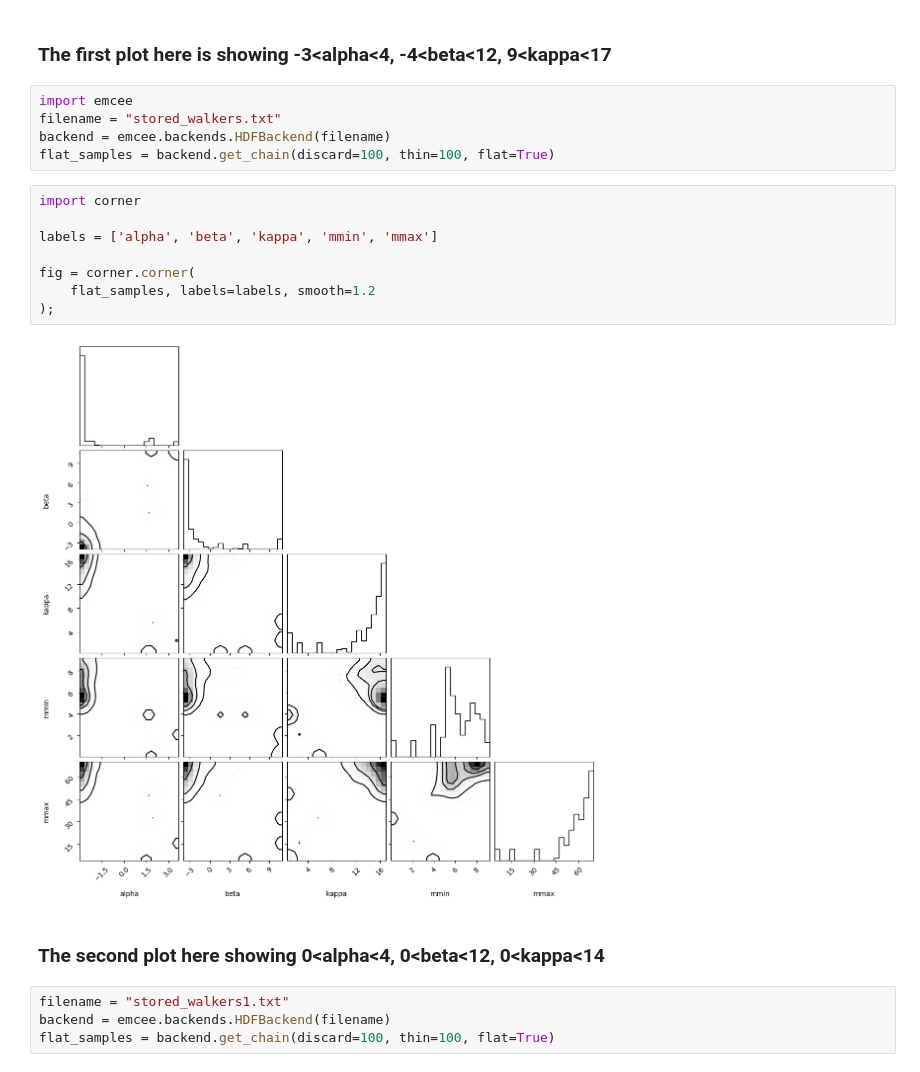
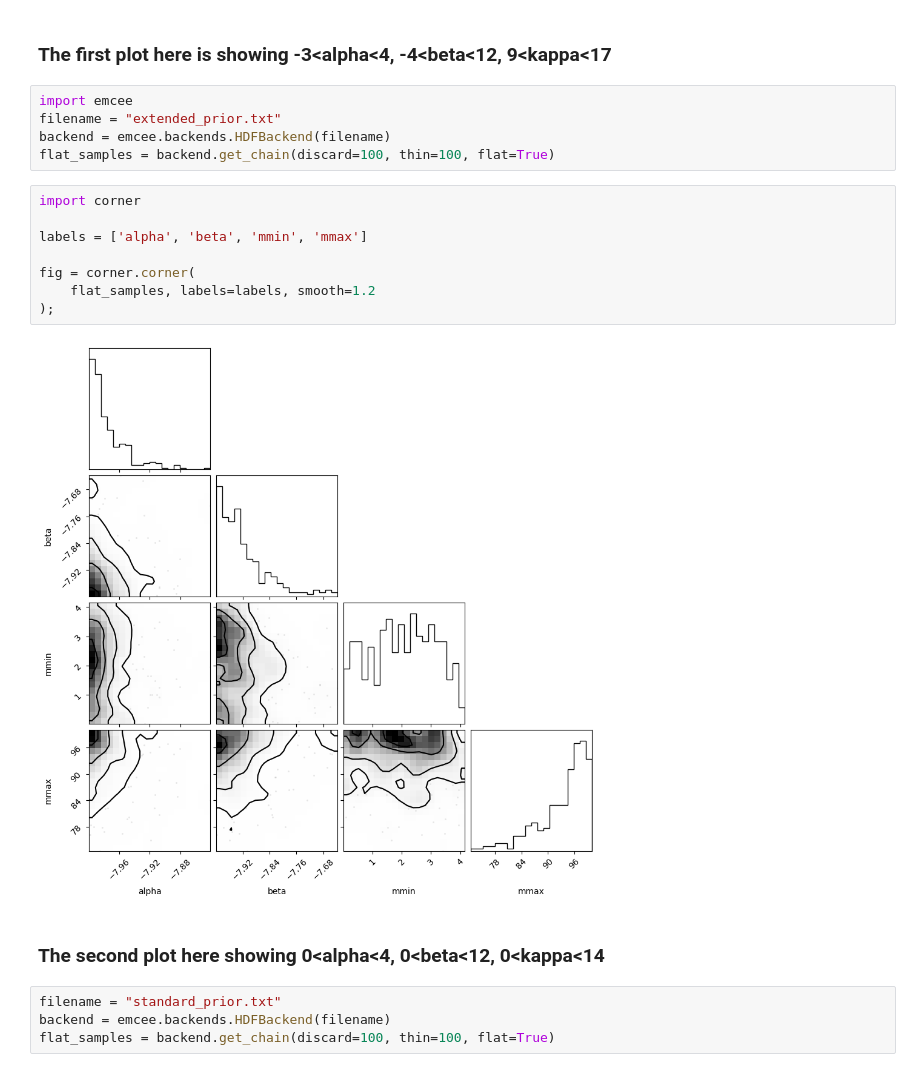
Before and after one commit to manchunyeung/popnflow, a Jupyter notebook: plots_param.ipynb, the cells around one changed output. Cells and saved outputs as stored; diff of their text form.

```diff
--- a/plots_param.ipynb
+++ b/plots_param.ipynb
@@ -2,23 +2,23 @@
 ### The first plot here is showing -3<alpha<4, -4<beta<12, 9<kappa<17
 # %%
 import emcee
-filename = "stored_walkers.txt"
+filename = "extended_prior.txt"
 backend = emcee.backends.HDFBackend(filename)
 flat_samples = backend.get_chain(discard=100, thin=100, flat=True)
 # %%
 import corner
 
-labels = ['alpha', 'beta', 'kappa', 'mmin', 'mmax']
+labels = ['alpha', 'beta', 'mmin', 'mmax']
 
 fig = corner.corner(
     flat_samples, labels=labels, smooth=1.2
 );
 # %% [output]
-[figure, old version]
+[figure, new version]
 # %% [markdown]
 ### The second plot here showing 0<alpha<4, 0<beta<12, 0<kappa<14
 # %%
-filename = "stored_walkers1.txt"
+filename = "standard_prior.txt"
 backend = emcee.backends.HDFBackend(filename)
 flat_samples = backend.get_chain(discard=100, thin=100, flat=True)
 # %%
```
Also changed, not shown: parts of 1 cell of this notebook, 2 other files.
